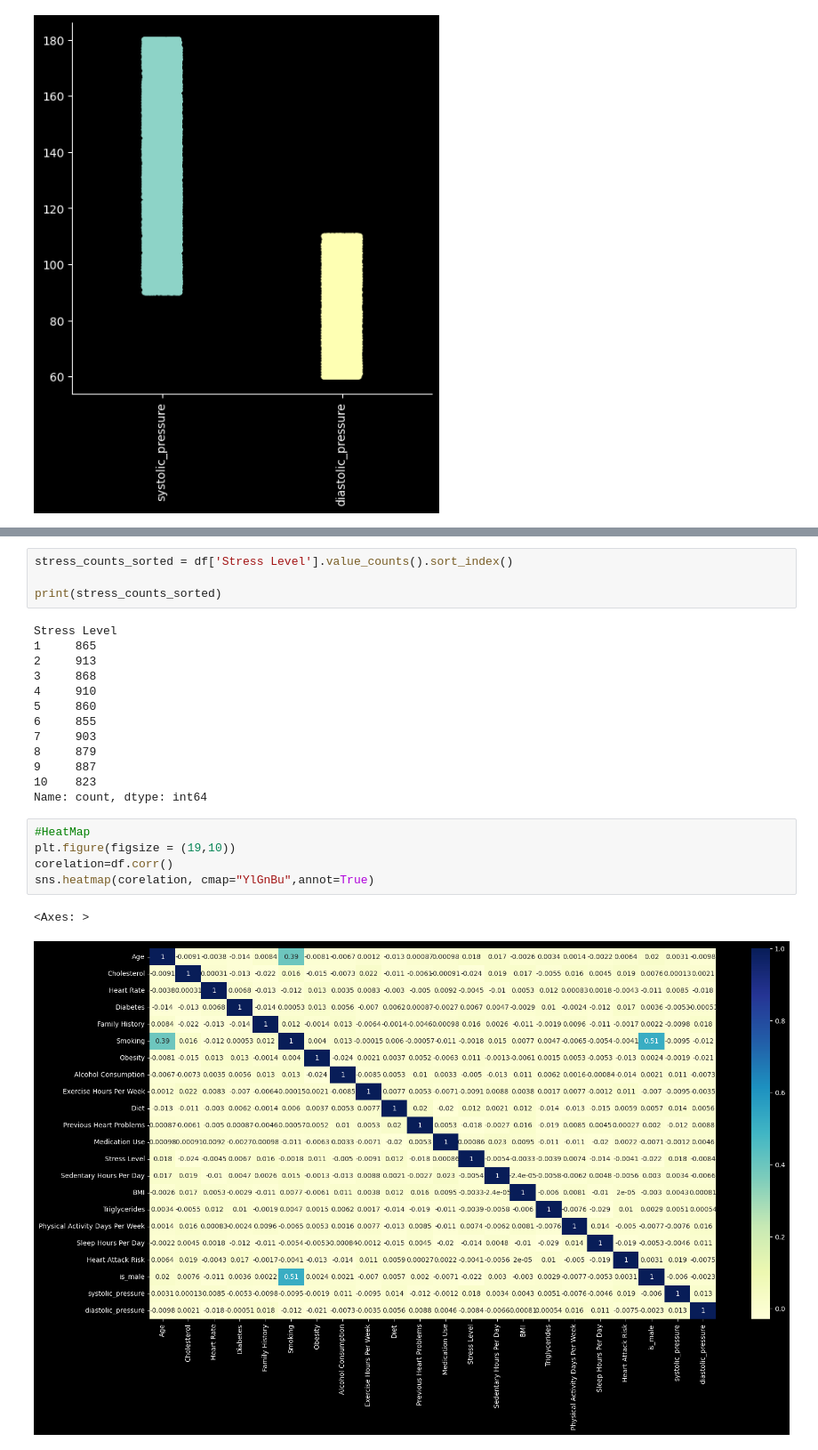
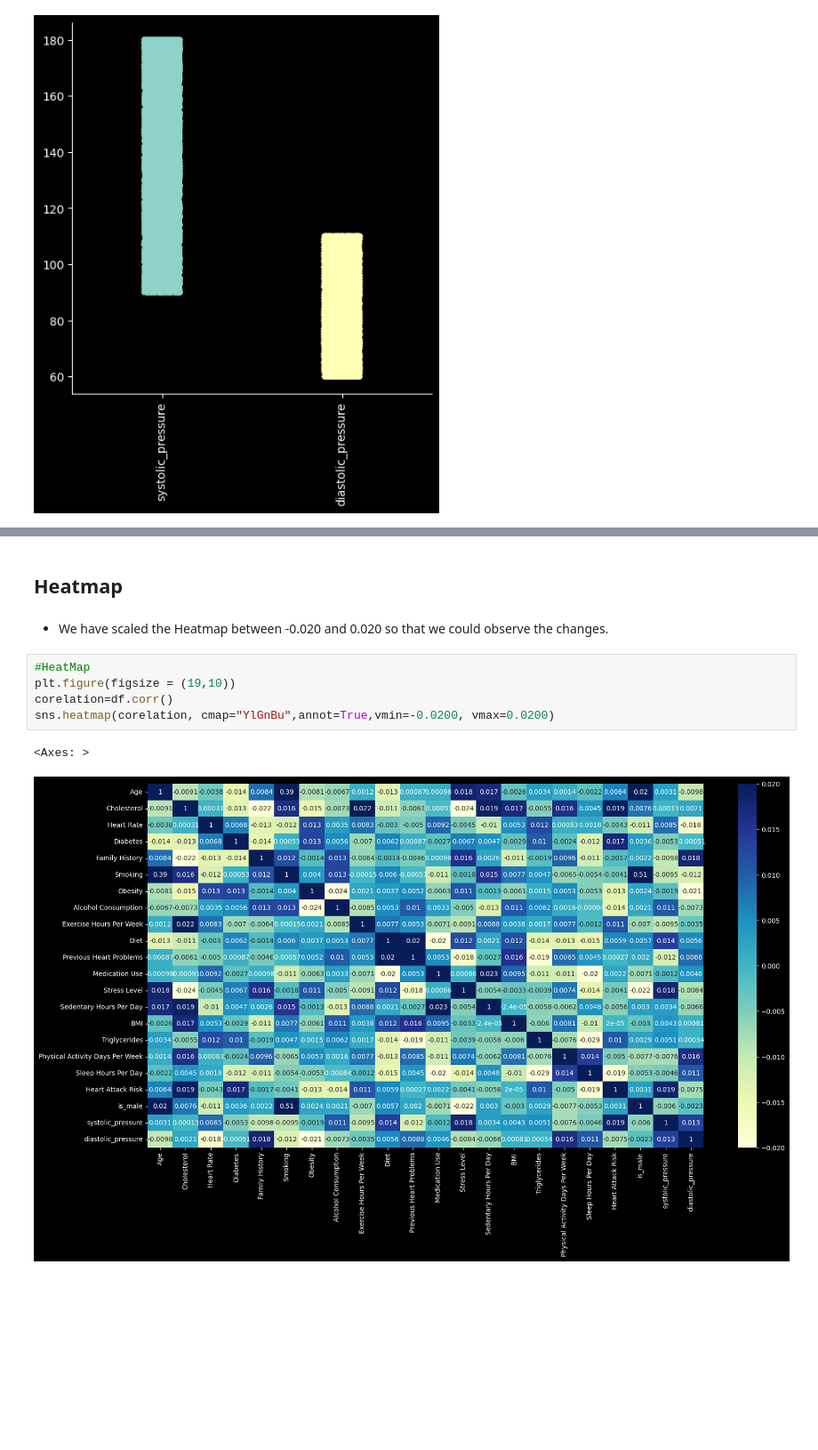
Before and after one commit to alperrkilic/heart-attack-prediction, a Jupyter notebook: heart-attack-prediction.ipynb, the cells around one changed output, grey strips where cells are left out. Shown at 89% size. Cells and saved outputs as stored; diff of their text form; blank space fills up the shorter version.

Commit message:
Data Visualization Finished, Heatmap added, data balanced

```diff
--- a/heart-attack-prediction.ipynb
+++ b/heart-attack-prediction.ipynb
@@ -686,25 +705,12 @@ sns.barplot(x = 'Stress Level', y='Heart Attack Risk', data=df)
-# %%
-stress_counts_sorted = df['Stress Level'].value_counts().sort_index()
-
-print(stress_counts_sorted)
-# %% [output]
-Stress Level
-1     865
-2     913
-3     868
-4     910
-5     860
-6     855
-7     903
-8     879
-9     887
-10    823
-Name: count, dtype: int64
+# %% [markdown]
+## Heatmap
+# %% [markdown]
+* We have scaled the Heatmap between -0.020 and 0.020 so that we could observe the changes.
 # %%
 #HeatMap
 plt.figure(figsize = (19,10))
 corelation=df.corr()
-sns.heatmap(corelation, cmap="YlGnBu",annot=True)
+sns.heatmap(corelation, cmap="YlGnBu",annot=True,vmin=-0.0200, vmax=0.0200)
 # %% [output]
 <Axes: >
-[figure, old version]
+[figure, new version]
```
Also changed, not shown: parts of 16 cells of this notebook, 1 other file.
